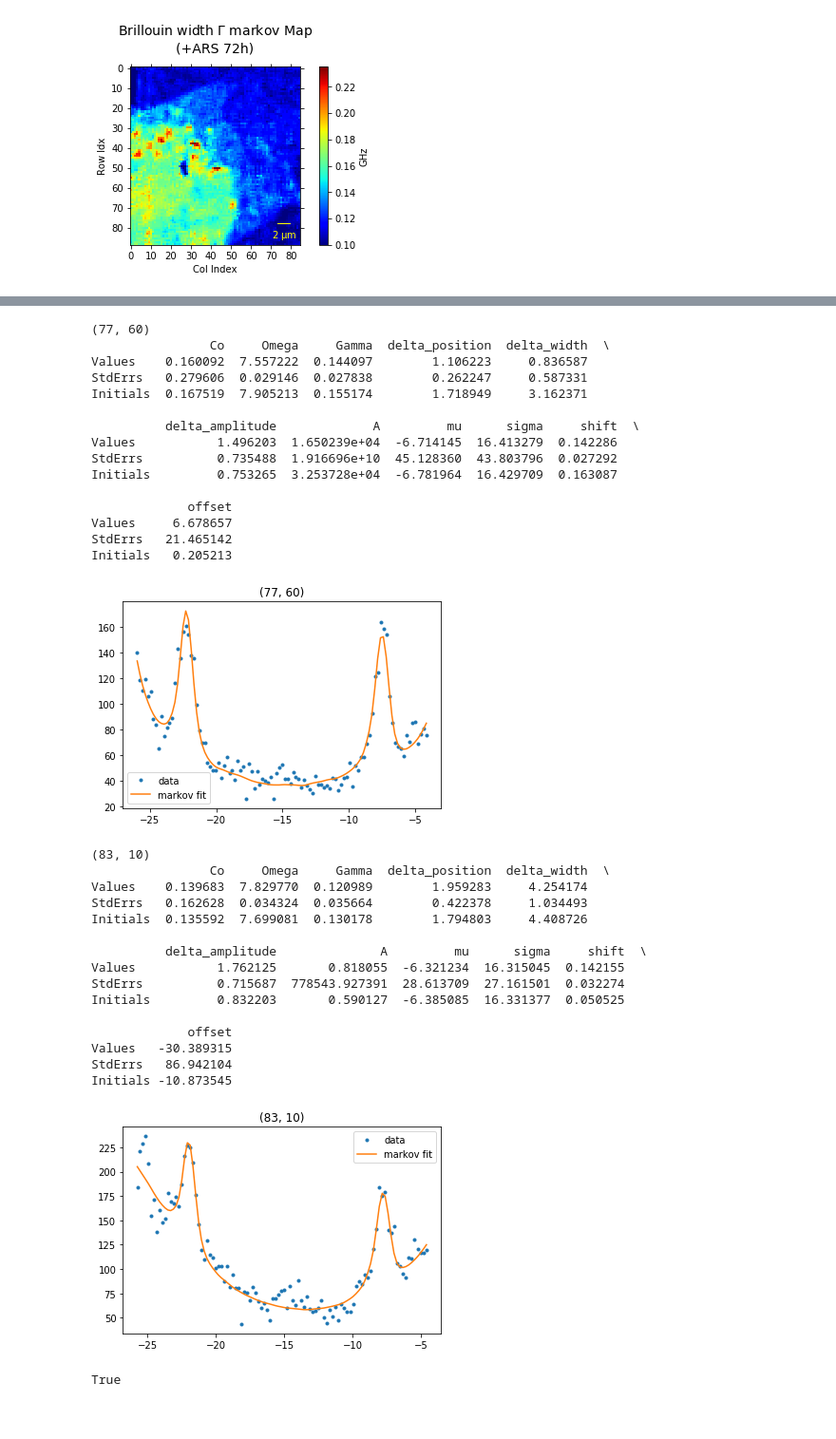
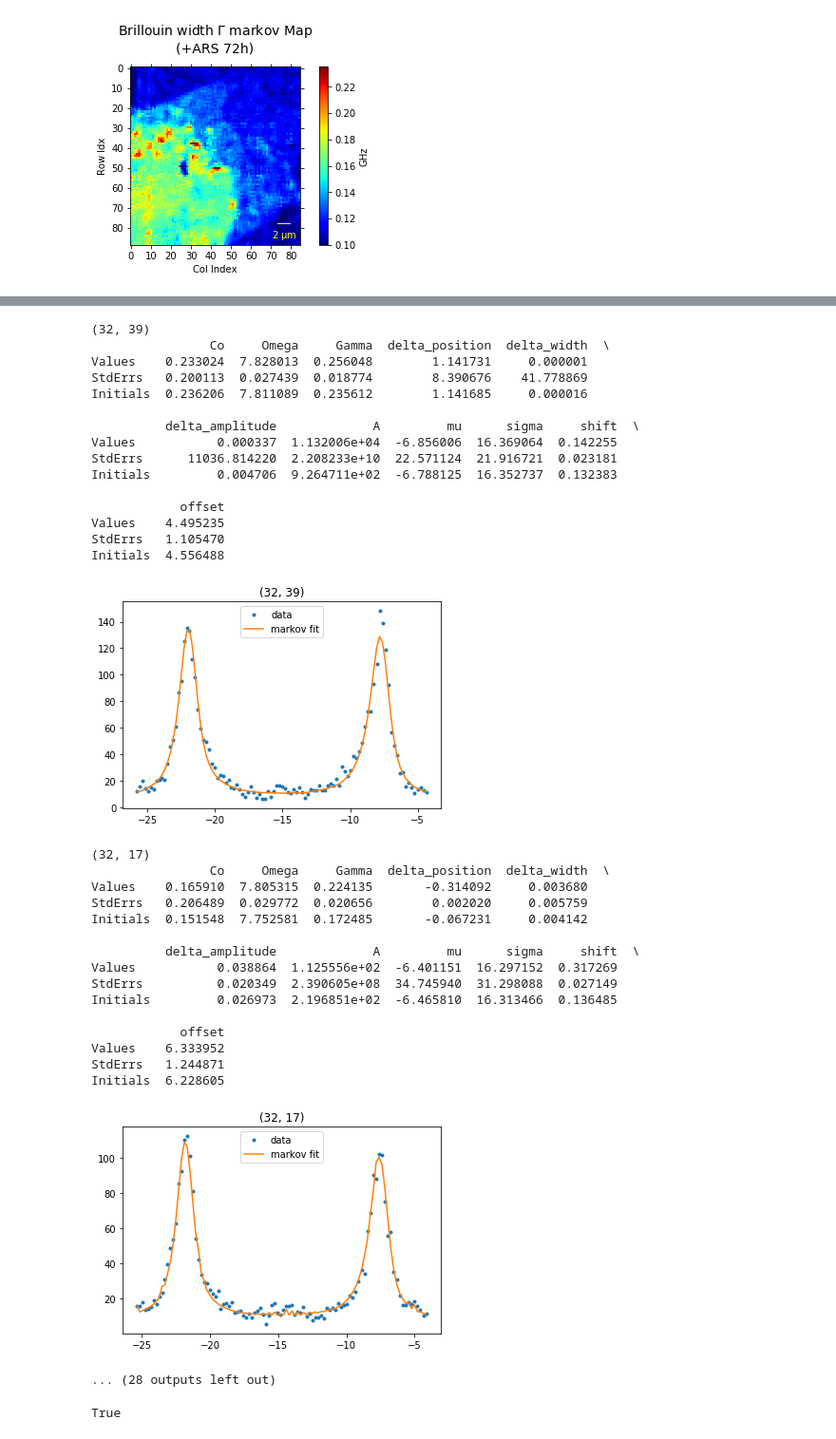
Before and after one commit to flautodipan/Python_Libraries, a Jupyter notebook: Experimentum_analysis.ipynb, the cells around one changed output, grey strips where cells are left out. Shown at 95% size. Drawn from its saved outputs; the diff is of its cells as text; code cells hidden in the pictures.

```diff
--- a/Experimentum_analysis.ipynb
+++ b/Experimentum_analysis.ipynb
@@ -284,5 +284,5 @@ for ii,jj in boni:
 # %%
 alm = [(19, 68), (19, 80), (25, 28), (77, 10), (77, 60), (83, 10)]
 # %%
-Plot_Elements_Spectrum(matrix, alm, fit = 'markov')
+Plot_Elements_Spectrum(matrix, nucleo[0:20], fit = 'markov')
 # %% [output]
@@ -353,35 +353,36 @@ Initials  -6.947458
-(77, 60)
+(32, 39)
                 Co     Omega     Gamma  delta_position  delta_width  \
-Values    0.160092  7.557222  0.144097        1.106223     0.836587
-StdErrs   0.279606  0.029146  0.027838        0.262247     0.587331
-Initials  0.167519  7.905213  0.155174        1.718949     3.162371
+Values    0.233024  7.828013  0.256048        1.141731     0.000001
+StdErrs   0.200113  0.027439  0.018774        8.390676    41.778869
+Initials  0.236206  7.811089  0.235612        1.141685     0.000016
 
           delta_amplitude             A         mu      sigma     shift  \
-Values           1.496203  1.650239e+04  -6.714145  16.413279  0.142286
-StdErrs          0.735488  1.916696e+10  45.128360  43.803796  0.027292
-Initials         0.753265  3.253728e+04  -6.781964  16.429709  0.163087
+Values           0.000337  1.132006e+04  -6.856006  16.369064  0.142255
+StdErrs      11036.814220  2.208233e+10  22.571124  21.916721  0.023181
+Initials         0.004706  9.264711e+02  -6.788125  16.352737  0.132383
 
-             offset
-Values     6.678657
-StdErrs   21.465142
-Initials   0.205213
+            offset
+Values    4.495235
+StdErrs   1.105470
+Initials  4.556488
-[figure, old version]
+[figure, new version]
-(83, 10)
+(32, 17)
                 Co     Omega     Gamma  delta_position  delta_width  \
-Values    0.139683  7.829770  0.120989        1.959283     4.254174
-StdErrs   0.162628  0.034324  0.035664        0.422378     1.034493
-Initials  0.135592  7.699081  0.130178        1.794803     4.408726
+Values    0.165910  7.805315  0.224135       -0.314092     0.003680
+StdErrs   0.206489  0.029772  0.020656        0.002020     0.005759
+Initials  0.151548  7.752581  0.172485       -0.067231     0.004142
 
-          delta_amplitude              A         mu      sigma     shift  \
-Values           1.762125       0.818055  -6.321234  16.315045  0.142155
-StdErrs          0.715687  778543.927391  28.613709  27.161501  0.032274
-Initials         0.832203       0.590127  -6.385085  16.331377  0.050525
+          delta_amplitude             A         mu      sigma     shift  \
+Values           0.038864  1.125556e+02  -6.401151  16.297152  0.317269
+StdErrs          0.020349  2.390605e+08  34.745940  31.298088  0.027149
+Initials         0.026973  2.196851e+02  -6.465810  16.313466  0.136485
 
-             offset
-Values   -30.389315
-StdErrs   86.942104
-Initials -10.873545
+            offset
+Values    6.333952
+StdErrs   1.244871
+Initials  6.228605
-[figure, old version]
+[figure, new version]
+... (28 outputs left out)
 # %%
  np.isnan(matrix[ii][jj].Markov_Fit_Params.T.StdErrs.values[0])
 # %% [output]
```
Also changed, not shown: parts of 2 cells of this notebook, 5 other files.
